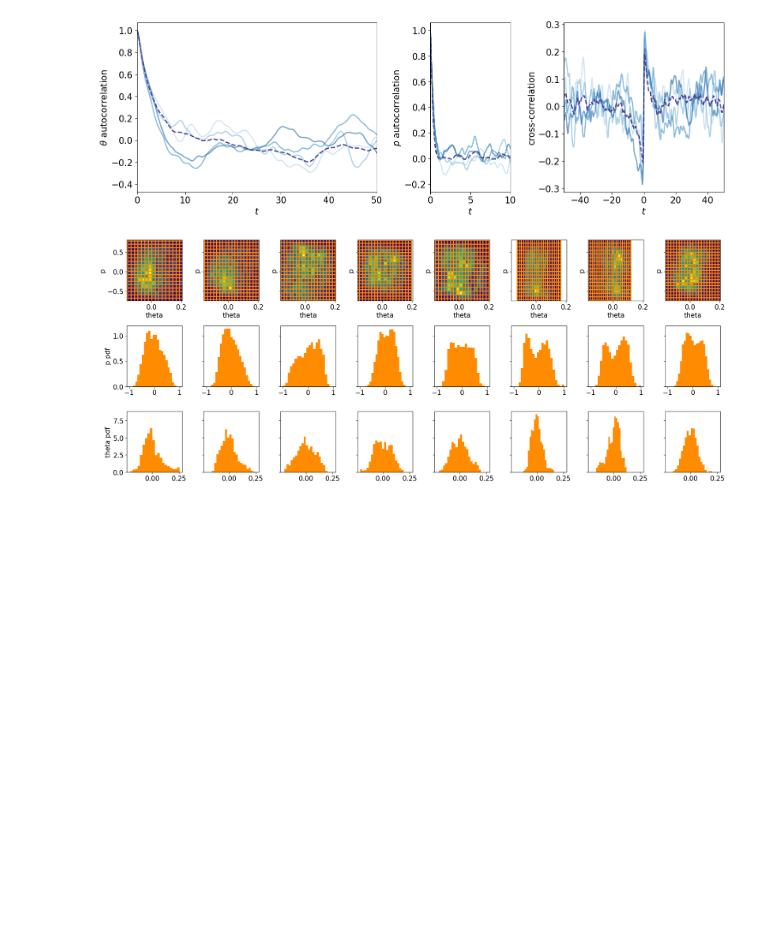
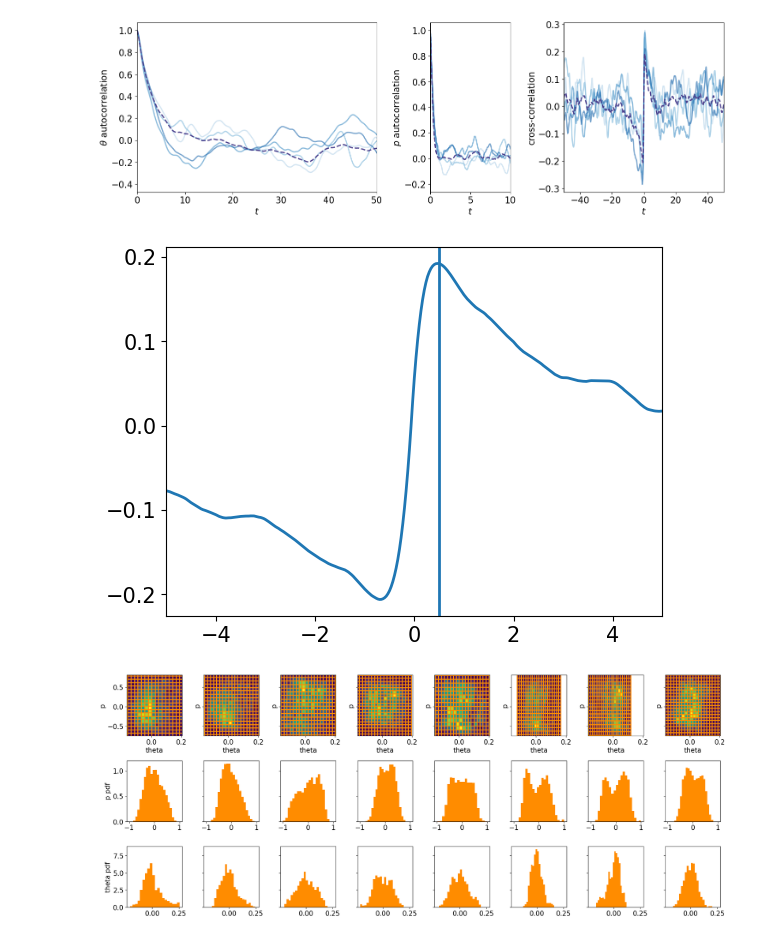
Before and after one commit to Irene-Li/ActivePoly, a Jupyter notebook: data_analysis.ipynb, the cells around one changed output. Cells and saved outputs as stored; diff of their text form; code cells hidden in the pictures; blank space fills up the shorter version.

```diff
--- a/data_analysis.ipynb
+++ b/data_analysis.ipynb
@@ -90,6 +90,17 @@ plt.savefig('Figures/data_corr.pdf')
 plt.show()
 # %% [output]
 [figure]
+# %%
+N = 3000
+L = len(data[0][0])
+t1 = dt*np.arange(-N+1, N)
+
+plt.plot(t1, np.mean(cc, axis=0)[L-N+1:L+N])
+plt.axvline(x=0.5)
+plt.xlim([-5, 5])
+plt.show()
+# %% [output]
+[figure, added]
 # %%
 plot_dist(data)
 # %% [output]
```
Also changed, not shown: 4 other files.
